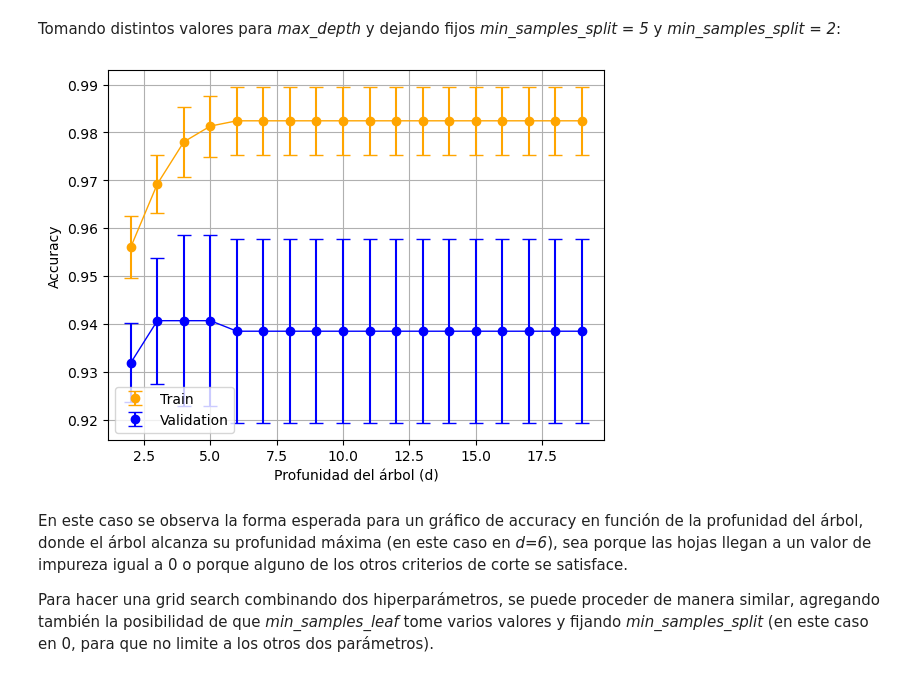
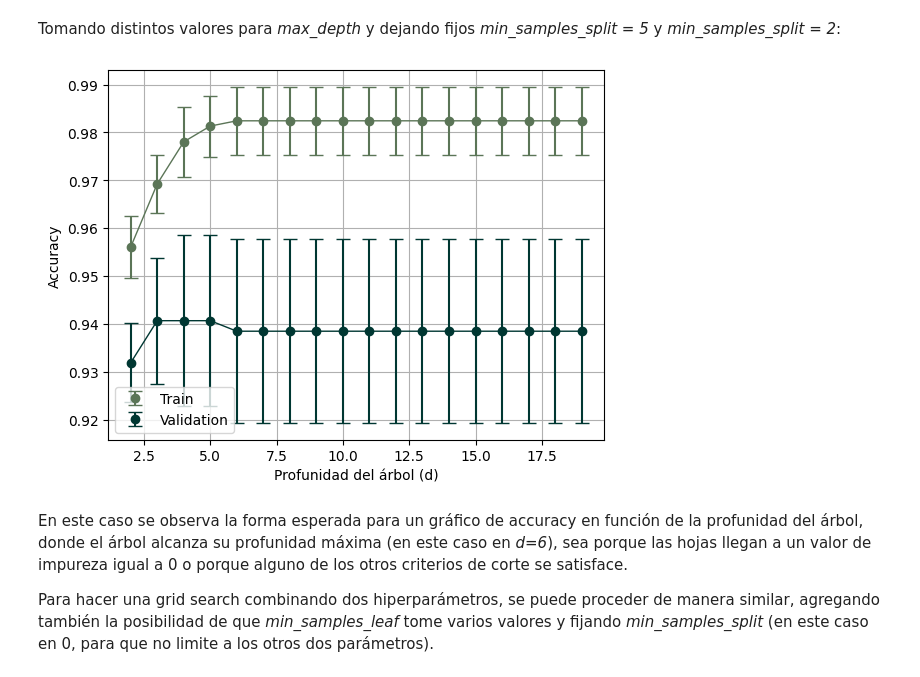
Before and after one commit to FFCriscuolo/IAA-TPs, a Jupyter notebook: 3.ipynb, the cells around one changed output. Cells and saved outputs as stored; diff of their text form; code cells hidden in the pictures.

```diff
--- a/3.ipynb
+++ b/3.ipynb
@@ -50,32 +50,32 @@ Tomando distintos valores para _max_depth_ y dejando fijos _min_samples_split =
 # %%
 from data import X_train, y_train
 import matplotlib.pyplot as plt
 
 train = []
 val = []
 desvtrain = []
 desvval = []
 
 depth_values = list(range(2,20))
 
 for i in depth_values:
     s_train, s_val, s_desvtrain, s_desvval = k_fold_cross_validation(X_train, y_train, k=5, max_depth=i, min_samples_split=5, min_samples_leaf=2)
     train.append(s_train)
     val.append(s_val)
     desvtrain.append(s_desvtrain)
     desvval.append(s_desvval)
 
-plt.errorbar(depth_values, train, yerr=desvtrain, fmt="o", capsize=5, label="Train", color="orange")
-plt.errorbar(depth_values, val, yerr=desvval, fmt="o", capsize=5, label="Validation", color="blue")
-plt.plot(depth_values, train, linewidth=1, color="orange")
-plt.plot(depth_values, val, linewidth=1, color="blue")
+plt.errorbar(depth_values, train, yerr=desvtrain, fmt="o", capsize=5, label="Train", color="#5B7557")
+plt.errorbar(depth_values, val, yerr=desvval, fmt="o", capsize=5, label="Validation", color="#003732")
+plt.plot(depth_values, train, linewidth=1, color="#5B7557")
+plt.plot(depth_values, val, linewidth=1, color="#003732")
 plt.xlabel("Profunidad del árbol (d)")
 plt.ylabel("Accuracy")
 plt.legend()
 plt.grid(True)
 plt.show()
 # %% [output]
-[figure, old version]
+[figure, new version]
 # %% [markdown]
 En este caso se observa la forma esperada para un gráfico de accuracy en función de la profunidad del árbol, donde el árbol alcanza su profunidad máxima (en este caso en _d=6_), sea porque las hojas llegan a un valor de impureza igual a 0 o porque alguno de los otros criterios de corte se satisface.
 
```
Also changed, not shown: parts of 4 cells of this notebook, 5 other files.
